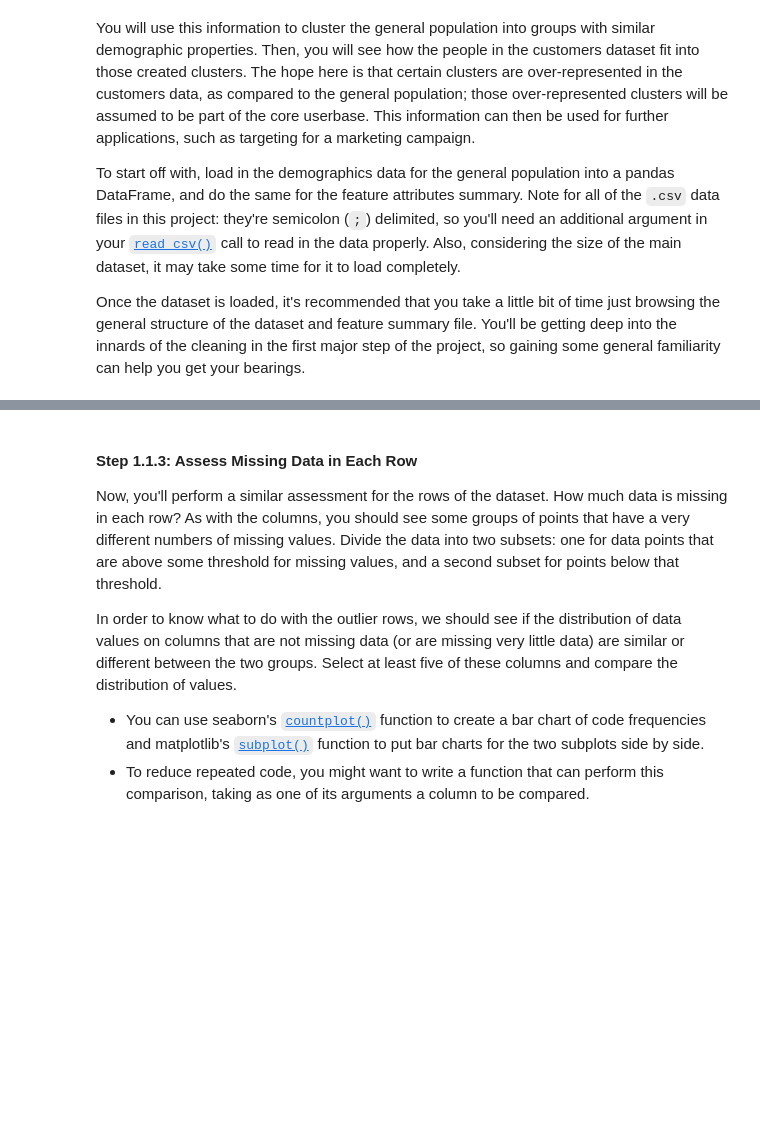
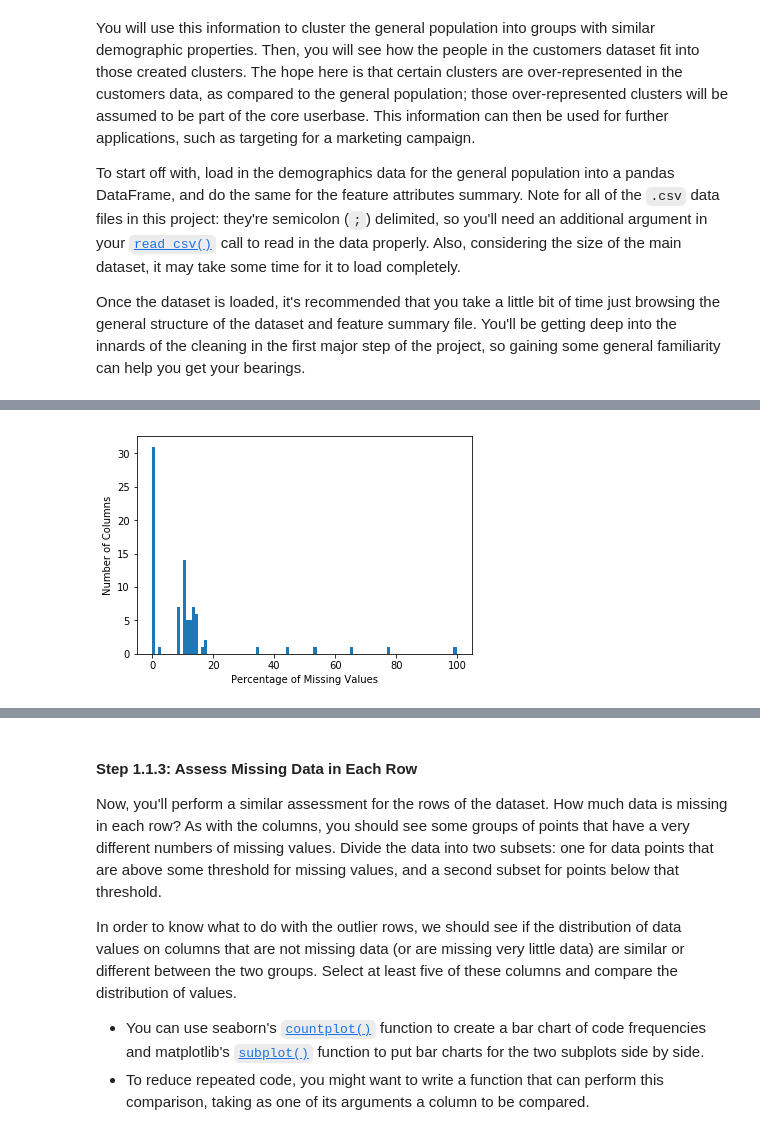
Before and after one commit to murthyh/Identify_Customer_Segments, a Jupyter notebook: Identify_Customer_Segments.ipynb, the cells around one changed output, grey strips where cells are left out. Saved outputs shown, nothing was run; the diff lists cells and outputs as text; code cells hidden in the pictures; blank space fills up the shorter version.

```diff
--- a/Identify_Customer_Segments.ipynb
+++ b/Identify_Customer_Segments.ipynb
@@ -40,9 +38,8 @@ Once the dataset is loaded, it's recommended that you take a little bit of time
 # %%
 # Load in the general demographics data.
 azdias = pd.read_csv('Udacity_AZDIAS_Subset.csv', sep=';')
-
 # Load in the feature summary file.
-feat_info = pd.read_csv('AZDIAS_Feature_Summary.csv', sep=';')
+feat_info = pd.read_table('AZDIAS_Feature_Summary.csv',sep=';')
 # %%
 # Check the structure of the data after it's loaded (e.g. print the number of
 # rows and columns, print the first few rows).
@@ -52,0 +89,9 @@ azdias.shape
+# %%
+for indx in range(len(feat_info)):
+    missing_or_unknown = feat_info.iloc[indx]['missing_or_unknown']
+    missing_or_unknown = missing_or_unknown.strip('[')
+    missing_or_unknown = missing_or_unknown.strip(']')
+    missing_or_unknown = missing_or_unknown.split(sep=',')
+    missing_or_unknown = [int(value) if (value!='X' and value!='XX' and value!='') else value for value in missing_or_unknown]
+    if missing_or_unknown != ['']:
+        azdias = azdias.replace({feat_info.iloc[indx]['attribute']: missing_or_unknown}, np.nan)
@@ -52,0 +112,8 @@ azdias.shape
+# %%
+# Investigate patterns in the amount of missing data in each column.
+plt.hist(percent_missing_per_column, bins=100)
+plt.ylabel('Number of Columns')
+plt.xlabel('Percentage of Missing Values')
+plt.show()
+# %% [output]
+[figure, added]
```
Also changed, not shown: parts of 109 cells of this notebook, 1 other file.
